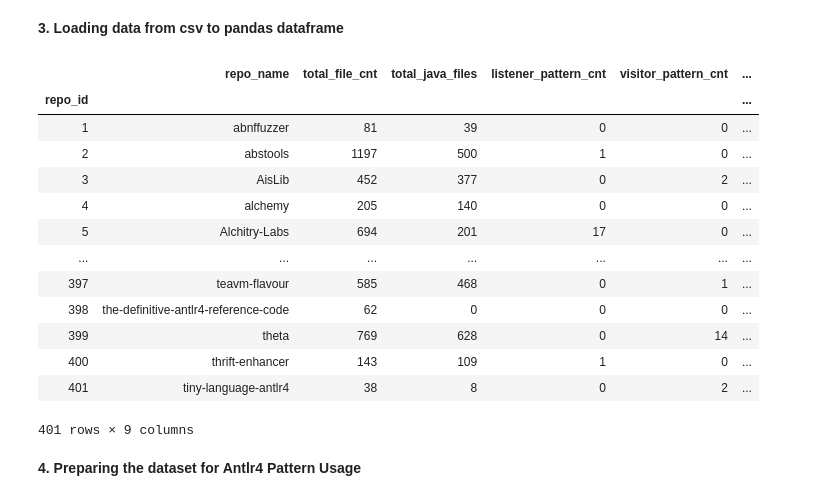
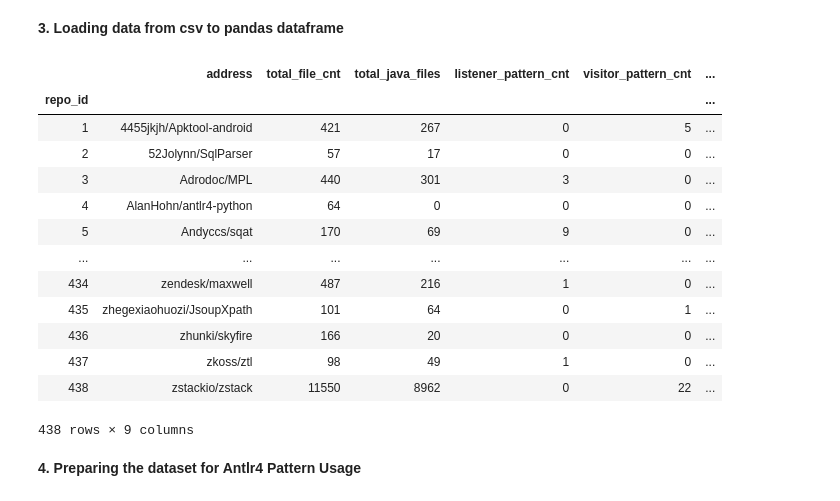
Before and after one commit to praveengadiyaram369/MSR-2, a Jupyter notebook: Analyzing_repos.ipynb, the cells around one changed output. Saved outputs shown, nothing was run; the diff lists cells and outputs as text; code cells hidden in the pictures.

```diff
--- a/Analyzing_repos.ipynb
+++ b/Analyzing_repos.ipynb
@@ -44,23 +44,23 @@ def show_bar_chart_overlapped(data_1, data_2, labels, x_label, y_label, title):
 **3. Loading data from csv to pandas dataframe**
 # %%
 # _read csv after antlr4 processing
-repo_df = pd.read_csv('mining_results/repository_mining_data.csv', index_col=0)
+repo_df = pd.read_csv('mining_results/repository_mining_results.csv', index_col=0)
 repo_df
 # %% [output]
-|  | repo_name | total_file_cnt | total_java_files | listener_pattern_cnt | visitor_pattern_cnt | ... |
+|  | address | total_file_cnt | total_java_files | listener_pattern_cnt | visitor_pattern_cnt | ... |
 | repo_id |  |  |  |  |  | ... |
-| 1 | abnffuzzer | 81 | 39 | 0 | 0 | ... |
-| 2 | abstools | 1197 | 500 | 1 | 0 | ... |
-| 3 | AisLib | 452 | 377 | 0 | 2 | ... |
-| 4 | alchemy | 205 | 140 | 0 | 0 | ... |
-| 5 | Alchitry-Labs | 694 | 201 | 17 | 0 | ... |
+| 1 | 4455jkjh/Apktool-android | 421 | 267 | 0 | 5 | ... |
+| 2 | 52Jolynn/SqlParser | 57 | 17 | 0 | 0 | ... |
+| 3 | Adrodoc/MPL | 440 | 301 | 3 | 0 | ... |
+| 4 | AlanHohn/antlr4-python | 64 | 0 | 0 | 0 | ... |
+| 5 | Andyccs/sqat | 170 | 69 | 9 | 0 | ... |
 | ... | ... | ... | ... | ... | ... | ... |
-| 397 | teavm-flavour | 585 | 468 | 0 | 1 | ... |
-| 398 | the-definitive-antlr4-reference-code | 62 | 0 | 0 | 0 | ... |
-| 399 | theta | 769 | 628 | 0 | 14 | ... |
-| 400 | thrift-enhancer | 143 | 109 | 1 | 0 | ... |
-| 401 | tiny-language-antlr4 | 38 | 8 | 0 | 2 | ... |
+| 434 | zendesk/maxwell | 487 | 216 | 1 | 0 | ... |
+| 435 | zhegexiaohuozi/JsoupXpath | 101 | 64 | 0 | 1 | ... |
+| 436 | zhunki/skyfire | 166 | 20 | 0 | 0 | ... |
+| 437 | zkoss/ztl | 98 | 49 | 1 | 0 | ... |
+| 438 | zstackio/zstack | 11550 | 8962 | 0 | 22 | ... |
-401 rows × 9 columns
+438 rows × 9 columns
 # %% [markdown]
 **4. Preparing the dataset for Antlr4 Pattern Usage**
 # %%
```
Also changed, not shown: parts of 3 cells of this notebook, 7 other files.
